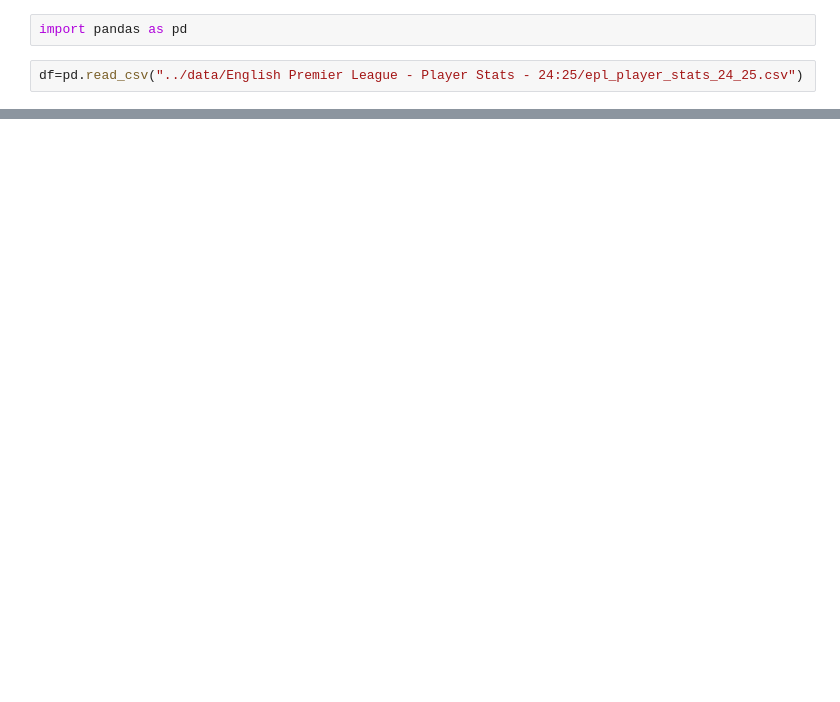
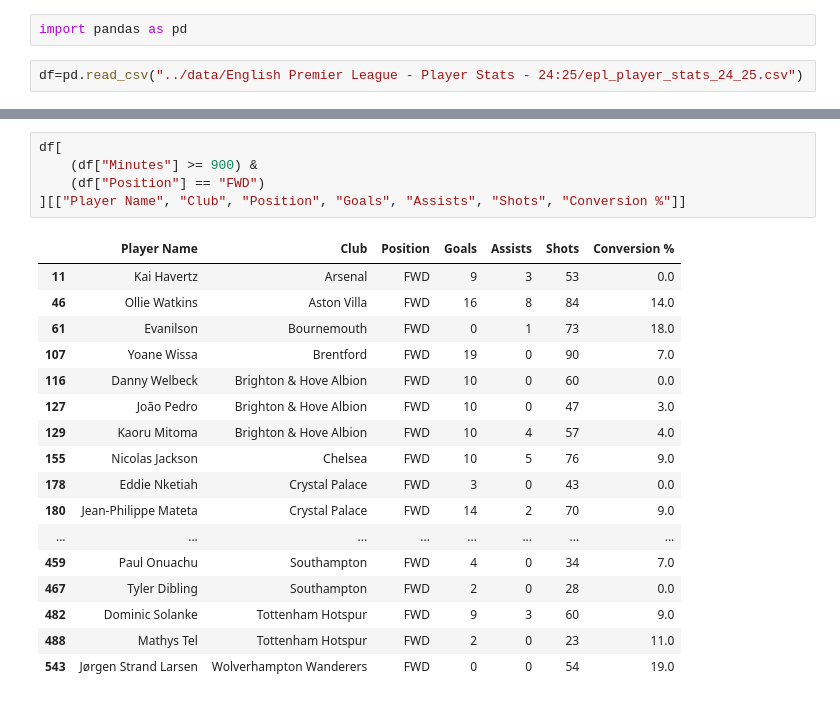
Before and after one commit to ClancyDang/football-data-analysis, a Jupyter notebook: notebooks/01_data_inspection.ipynb, the cells around one changed output, grey strips where cells are left out. Drawn from its saved outputs; the diff is of its cells as text; blank space fills up the shorter version.

```diff
--- a/notebooks/01_data_inspection.ipynb
+++ b/notebooks/01_data_inspection.ipynb
@@ -109,0 +69,23 @@ dtype: object
+# %%
+df[
+    (df["Minutes"] >= 900) &
+    (df["Position"] == "FWD")
+][["Player Name", "Club", "Position", "Goals", "Assists", "Shots", "Conversion %"]]
+# %% [output]
+|  | Player Name | Club | Position | Goals | Assists | Shots | Conversion % |
+| 11 | Kai Havertz | Arsenal | FWD | 9 | 3 | 53 | 0.0 |
+| 46 | Ollie Watkins | Aston Villa | FWD | 16 | 8 | 84 | 14.0 |
+| 61 | Evanilson | Bournemouth | FWD | 0 | 1 | 73 | 18.0 |
+| 107 | Yoane Wissa | Brentford | FWD | 19 | 0 | 90 | 7.0 |
+| 116 | Danny Welbeck | Brighton & Hove Albion | FWD | 10 | 0 | 60 | 0.0 |
+| 127 | João Pedro | Brighton & Hove Albion | FWD | 10 | 0 | 47 | 3.0 |
+| 129 | Kaoru Mitoma | Brighton & Hove Albion | FWD | 10 | 4 | 57 | 4.0 |
+| 155 | Nicolas Jackson | Chelsea | FWD | 10 | 5 | 76 | 9.0 |
+| 178 | Eddie Nketiah | Crystal Palace | FWD | 3 | 0 | 43 | 0.0 |
+| 180 | Jean-Philippe Mateta | Crystal Palace | FWD | 14 | 2 | 70 | 9.0 |
+| ... | ... | ... | ... | ... | ... | ... | ... |
+| 459 | Paul Onuachu | Southampton | FWD | 4 | 0 | 34 | 7.0 |
+| 467 | Tyler Dibling | Southampton | FWD | 2 | 0 | 28 | 0.0 |
+| 482 | Dominic Solanke | Tottenham Hotspur | FWD | 9 | 3 | 60 | 9.0 |
+| 488 | Mathys Tel | Tottenham Hotspur | FWD | 2 | 0 | 23 | 11.0 |
+| 543 | Jørgen Strand Larsen | Wolverhampton Wanderers | FWD | 0 | 0 | 54 | 19.0 |
```
Also changed, not shown: parts of 27 cells of this notebook, 1 other file.
